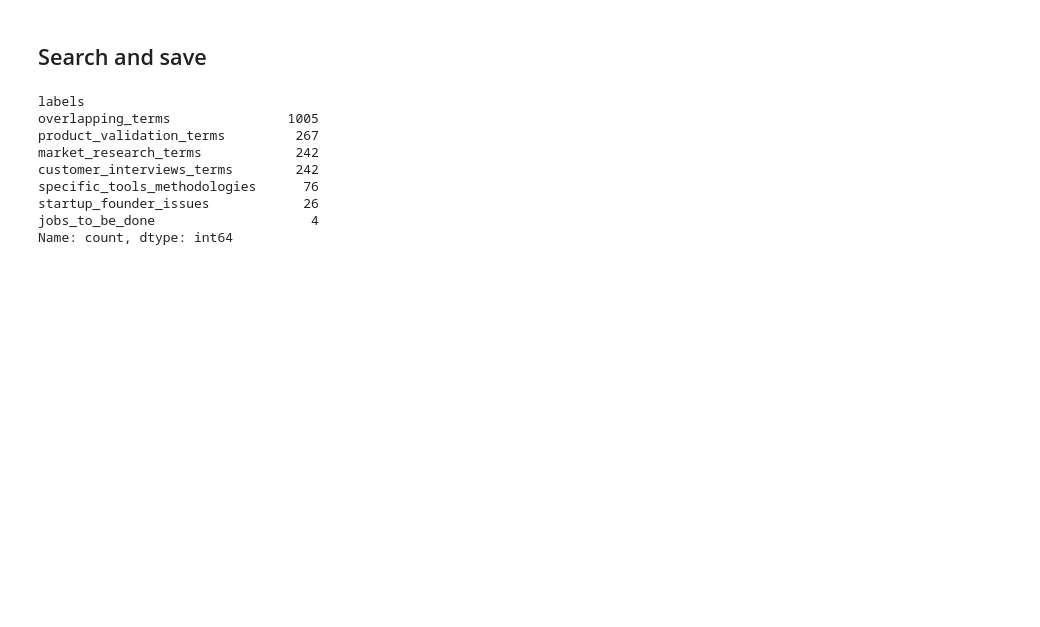
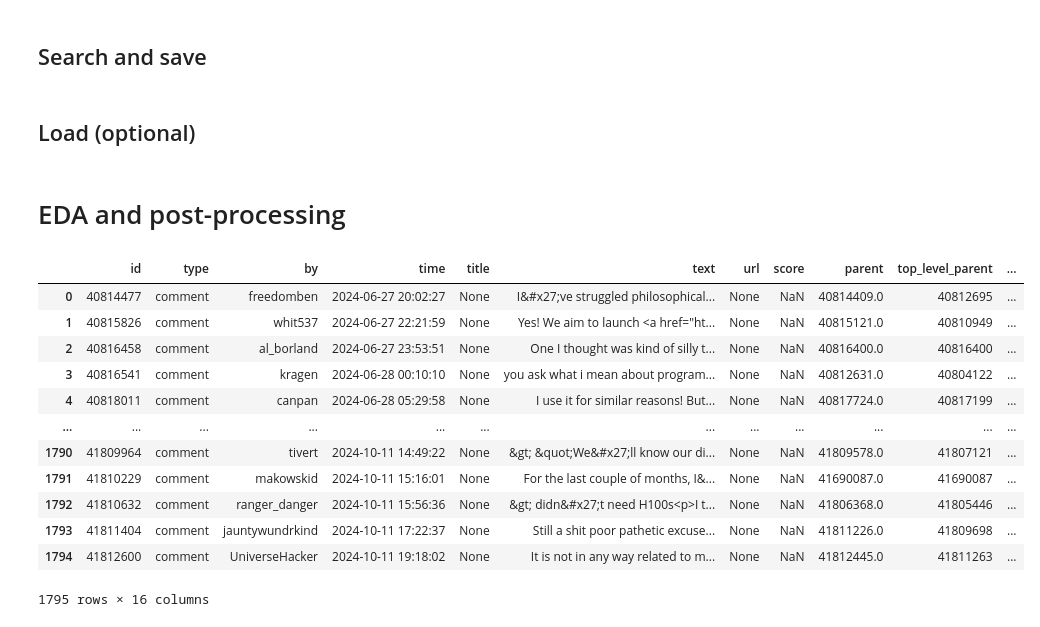
Before and after one commit to davidhaas6/hn-market-research, a Jupyter notebook: keyword-search.ipynb, the cells around one changed output. Saved outputs shown, nothing was run; the diff lists cells and outputs as text; code cells hidden in the pictures; blank space fills up the shorter version.

```diff
--- a/keyword-search.ipynb
+++ b/keyword-search.ipynb
@@ -163,15 +160,38 @@ comments_with_labels = comments[comments['labels_str'] != '']
 comments_with_labels[['id', 'labels_str']].to_csv(
     f'out/comments_with_labels_{timestamp}.csv', index=False
 )
+SAVED_DATA = True
-# %%
-comments.labels.explode().value_counts()
-# %% [output]
-labels
-overlapping_terms               1005
-product_validation_terms         267
-market_research_terms            242
-customer_interviews_terms        242
-specific_tools_methodologies      76
-startup_founder_issues            26
-jobs_to_be_done                    4
-Name: count, dtype: int64
+# %% [markdown]
+## Load (optional)
+# %%
+import glob
+import os
+
+# Load the most recent CSV file
+if not SAVED_DATA:
+    list_of_files = glob.glob('out/comments_with_labels_*.csv')
+    latest_file = max(list_of_files, key=os.path.getctime)
+    comments_with_labels = pd.read_csv(latest_file)
+# %% [markdown]
+# EDA and post-processing
+# %%
+labeled_comments = pd.merge(comments,
+                           comments_with_labels[['id', 'labels_str']],
+                           on='id',
+                           how='inner')
+labeled_comments['labels'] = labeled_comments['labels_str'].str.split('|')
+labeled_comments
+# %% [output]
+|  | id | type | by | time | title | text | url | score | parent | top_level_parent | ... |
+| 0 | 40814477 | comment | freedomben | 2024-06-27 20:02:27 | None | I&#x27;ve struggled philosophical... | None | NaN | 40814409.0 | 40812695 | ... |
+| 1 | 40815826 | comment | whit537 | 2024-06-27 22:21:59 | None | Yes! We aim to launch <a href="ht... | None | NaN | 40815121.0 | 40810949 | ... |
+| 2 | 40816458 | comment | al_borland | 2024-06-27 23:53:51 | None | One I thought was kind of silly t... | None | NaN | 40816400.0 | 40816400 | ... |
+| 3 | 40816541 | comment | kragen | 2024-06-28 00:10:10 | None | you ask what i mean about program... | None | NaN | 40812631.0 | 40804122 | ... |
+| 4 | 40818011 | comment | canpan | 2024-06-28 05:29:58 | None | I use it for similar reasons! But... | None | NaN | 40817724.0 | 40817199 | ... |
+| ... | ... | ... | ... | ... | ... | ... | ... | ... | ... | ... | ... |
+| 1790 | 41809964 | comment | tivert | 2024-10-11 14:49:22 | None | &gt; &quot;We&#x27;ll know our di... | None | NaN | 41809578.0 | 41807121 | ... |
+| 1791 | 41810229 | comment | makowskid | 2024-10-11 15:16:01 | None | For the last couple of months, I&... | None | NaN | 41690087.0 | 41690087 | ... |
+| 1792 | 41810632 | comment | ranger_danger | 2024-10-11 15:56:36 | None | &gt; didn&#x27;t need H100s<p>I t... | None | NaN | 41806368.0 | 41805446 | ... |
+| 1793 | 41811404 | comment | jauntywundrkind | 2024-10-11 17:22:37 | None | Still a shit poor pathetic excuse... | None | NaN | 41811226.0 | 41809698 | ... |
+| 1794 | 41812600 | comment | UniverseHacker | 2024-10-11 19:18:02 | None | It is not in any way related to m... | None | NaN | 41812445.0 | 41811263 | ... |
+1795 rows × 16 columns
```
Also changed, not shown: parts of 5 cells of this notebook, 2 other files.
